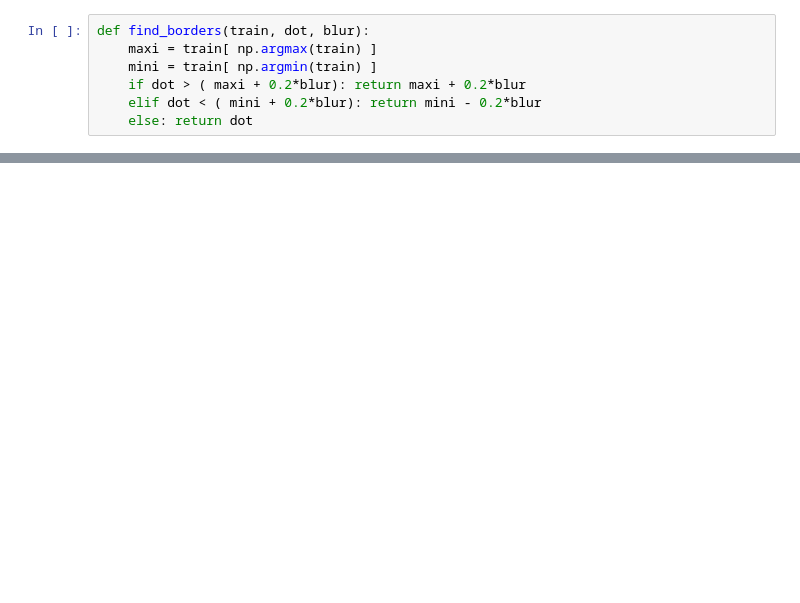
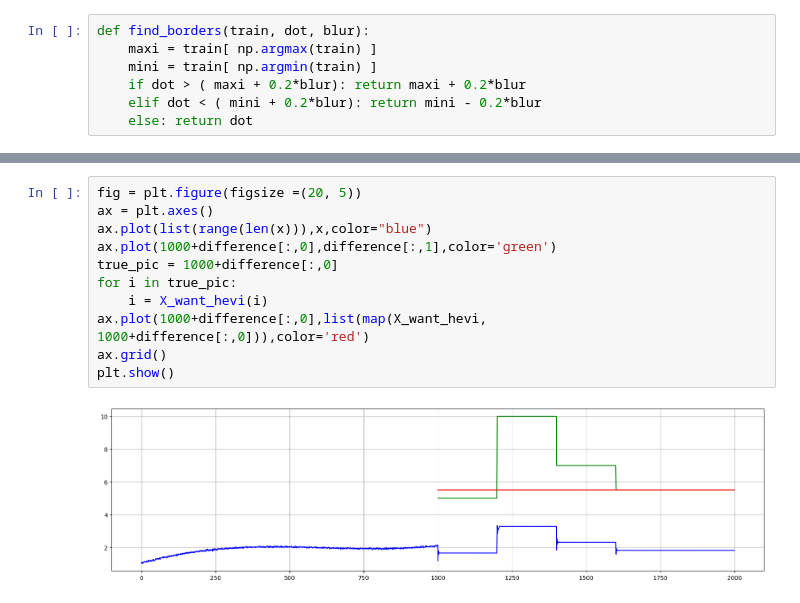
Before and after one commit to geseron/Adaptive_control_algorithm, a Jupyter notebook: Пампам.ipynb, the cells around one changed output, grey strips where cells are left out. Saved outputs shown, nothing was run; the diff lists cells and outputs as text; blank space fills up the shorter version.

```diff
--- a/Пампам.ipynb
+++ b/Пампам.ipynb
@@ -374,0 +255,13 @@ plt.show()
+# %%
+fig = plt.figure(figsize =(20, 5))
+ax = plt.axes()
+ax.plot(list(range(len(x))),x,color="blue")
+ax.plot(1000+difference[:,0],difference[:,1],color='green')
+true_pic = 1000+difference[:,0]
+for i in true_pic:
+    i = X_want_hevi(i)
+ax.plot(1000+difference[:,0],list(map(X_want_hevi, 1000+difference[:,0])),color='red')
+ax.grid()
+plt.show()
+# %% [output]
+[figure, added]
```
Also changed, not shown: parts of 14 cells of this notebook.
